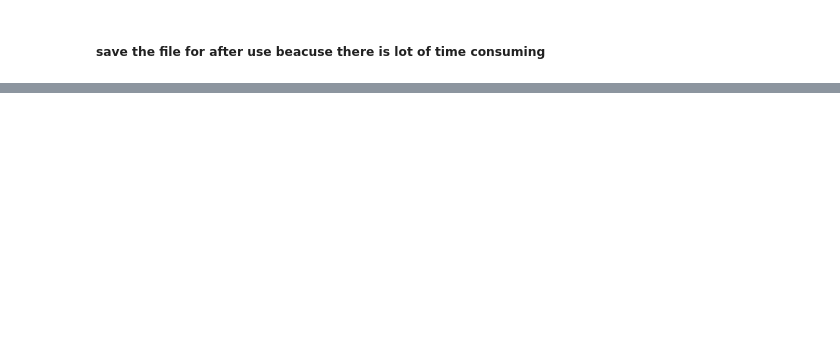
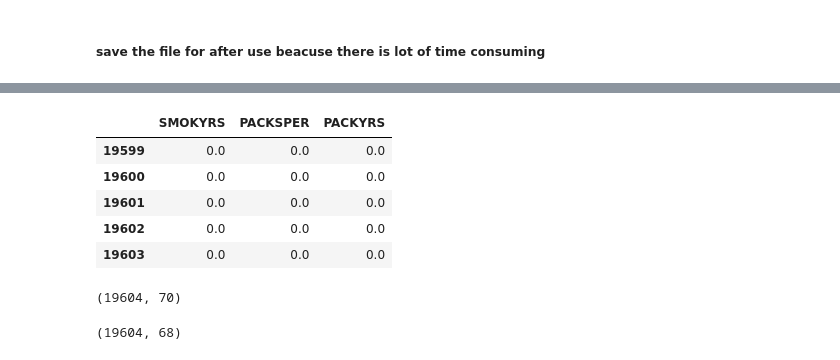
Before and after one commit to Kaveesha-Madhushan17/Model-X-Competition-phase-1, a Jupyter notebook: model_x_SpecialData.ipynb, the cells around one changed output, grey strips where cells are left out. Cells and saved outputs as stored; diff of their text form; code cells hidden in the pictures; blank space fills up the shorter version.

```diff
--- a/model_x_SpecialData.ipynb
+++ b/model_x_SpecialData.ipynb
@@ -642,0 +643,17 @@ final_features = ['DEMENTED', 'INDEPEND', 'NACCLIVS', 'NACCAGE', 'NACCNIHR', 'AR
+# %%
+# We use the KNN imputed dataframe (df_knn_imputed)
+# Formula: Pack-Years = SMOKYRS × PACKSPER
+df_knn_imputed['PACKYRS'] = df_knn_imputed['SMOKYRS'] * df_knn_imputed['PACKSPER']
+
+df_knn_imputed[['SMOKYRS', 'PACKSPER', 'PACKYRS']].tail()
+# %% [output]
+|  | SMOKYRS | PACKSPER | PACKYRS |
+| 19599 | 0.0 | 0.0 | 0.0 |
+| 19600 | 0.0 | 0.0 | 0.0 |
+| 19601 | 0.0 | 0.0 | 0.0 |
+| 19602 | 0.0 | 0.0 | 0.0 |
+| 19603 | 0.0 | 0.0 | 0.0 |
+# %%
+df_knn_imputed.shape
+# %% [output]
+(19604, 70)
@@ -642,0 +662,4 @@ final_features = ['DEMENTED', 'INDEPEND', 'NACCLIVS', 'NACCAGE', 'NACCNIHR', 'AR
+# %%
+df_knn_imputed.shape
+# %% [output]
+(19604, 68)
```
Also changed, not shown: parts of 15 cells of this notebook, 2 other files.
